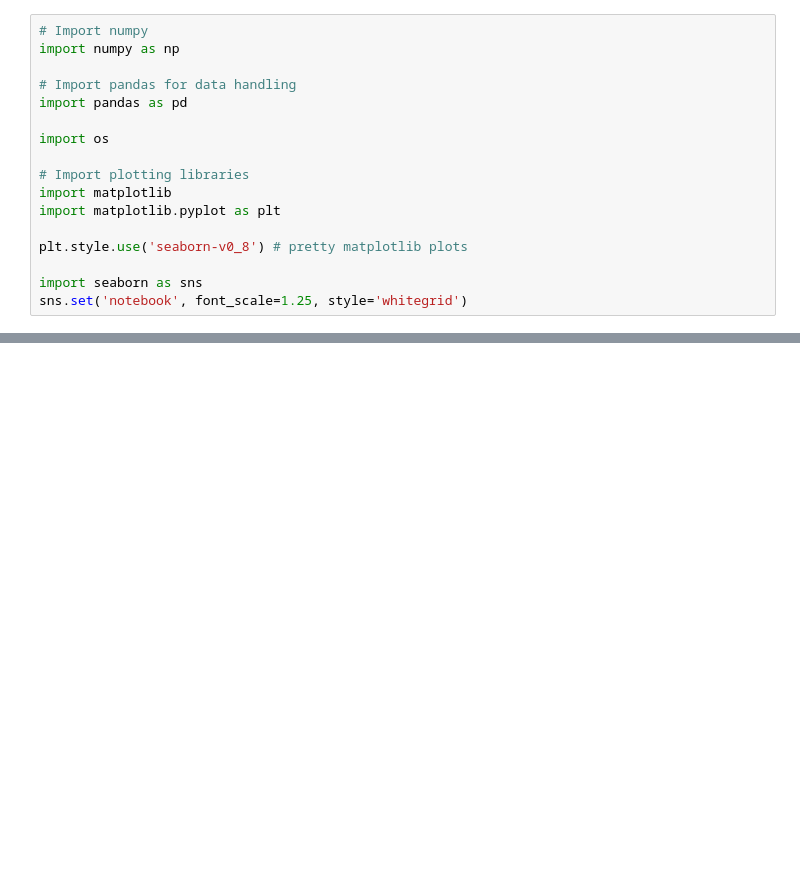
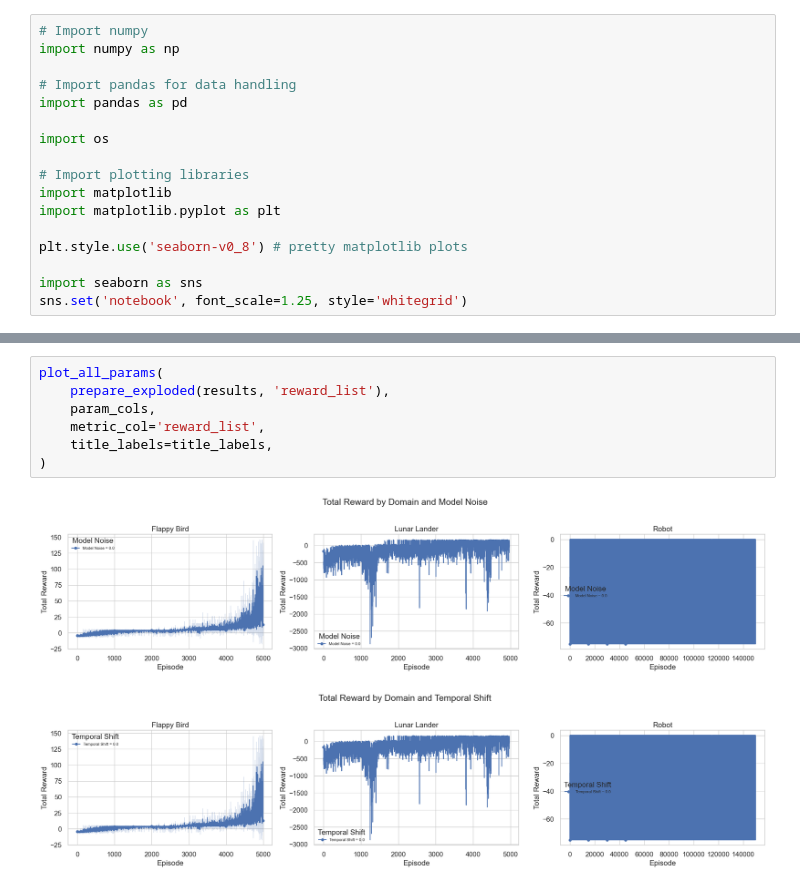
Before and after one commit to your-profile/OfflineNeuroloop, a Jupyter notebook: src/results/visualization.ipynb, the cells around one changed output, grey strips where cells are left out. Drawn from its saved outputs; the diff is of its cells as text; blank space fills up the shorter version.

```diff
--- a/src/results/visualization.ipynb
+++ b/src/results/visualization.ipynb
@@ -296,0 +164,10 @@ plt.show()
+# %%
+plot_all_params(
+    prepare_exploded(results, 'reward_list'),
+    param_cols,
+    metric_col='reward_list',
+    title_labels=title_labels,
+)
+# %% [output]
+[figure, added]
+[figure, added]
```
Also changed, not shown: parts of 14 cells of this notebook.
